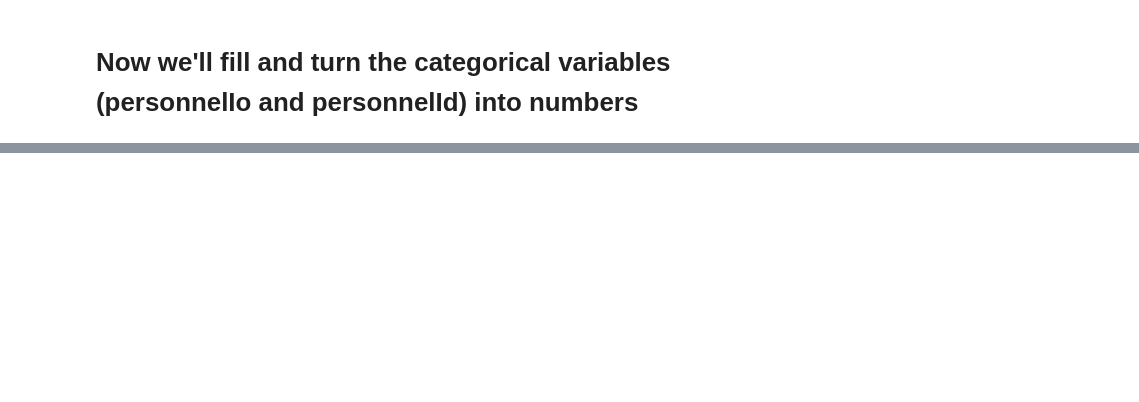
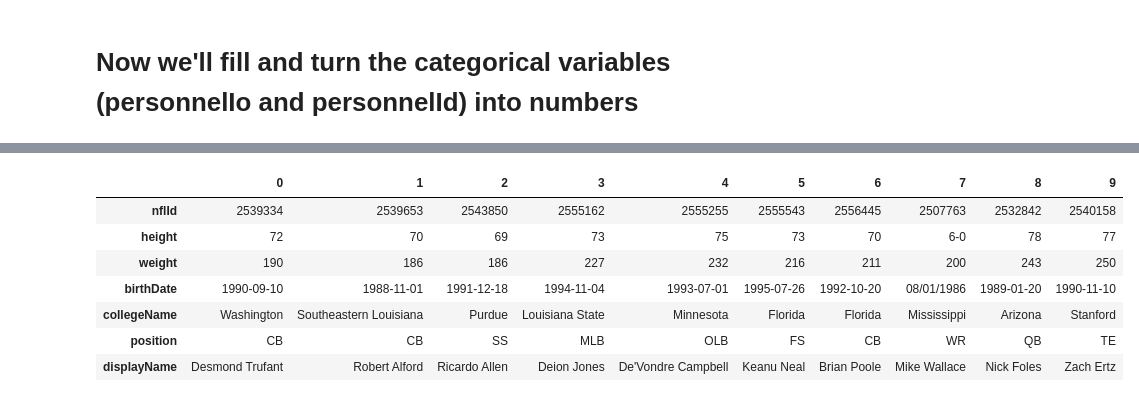
Before and after one commit to Nunnelee/Defense-NFL-data, a Jupyter notebook: nunnelee-nfl-defense-data.ipynb, the cells around one changed output, grey strips where cells are left out. Saved outputs shown, nothing was run; the diff lists cells and outputs as text; code cells hidden in the pictures; blank space fills up the shorter version.

```diff
--- a/nunnelee-nfl-defense-data.ipynb
+++ b/nunnelee-nfl-defense-data.ipynb
@@ -251,0 +826,11 @@ pass_result_comp.isna().sum()
+# %%
+df_players.head(10).T
+# %% [output]
+|  | 0 | 1 | 2 | 3 | 4 | 5 | 6 | 7 | 8 | 9 |
+| nflId | 2539334 | 2539653 | 2543850 | 2555162 | 2555255 | 2555543 | 2556445 | 2507763 | 2532842 | 2540158 |
+| height | 72 | 70 | 69 | 73 | 75 | 73 | 70 | 6-0 | 78 | 77 |
+| weight | 190 | 186 | 186 | 227 | 232 | 216 | 211 | 200 | 243 | 250 |
+| birthDate | 1990-09-10 | 1988-11-01 | 1991-12-18 | 1994-11-04 | 1993-07-01 | 1995-07-26 | 1992-10-20 | 08/01/1986 | 1989-01-20 | 1990-11-10 |
+| collegeName | Washington | Southeastern Louisiana | Purdue | Louisiana State | Minnesota | Florida | Florida | Mississippi | Arizona | Stanford |
+| position | CB | CB | SS | MLB | OLB | FS | CB | WR | QB | TE |
+| displayName | Desmond Trufant | Robert Alford | Ricardo Allen | Deion Jones | De'Vondre Campbell | Keanu Neal | Brian Poole | Mike Wallace | Nick Foles | Zach Ertz |
```
Also changed, not shown: parts of 58 cells of this notebook.
